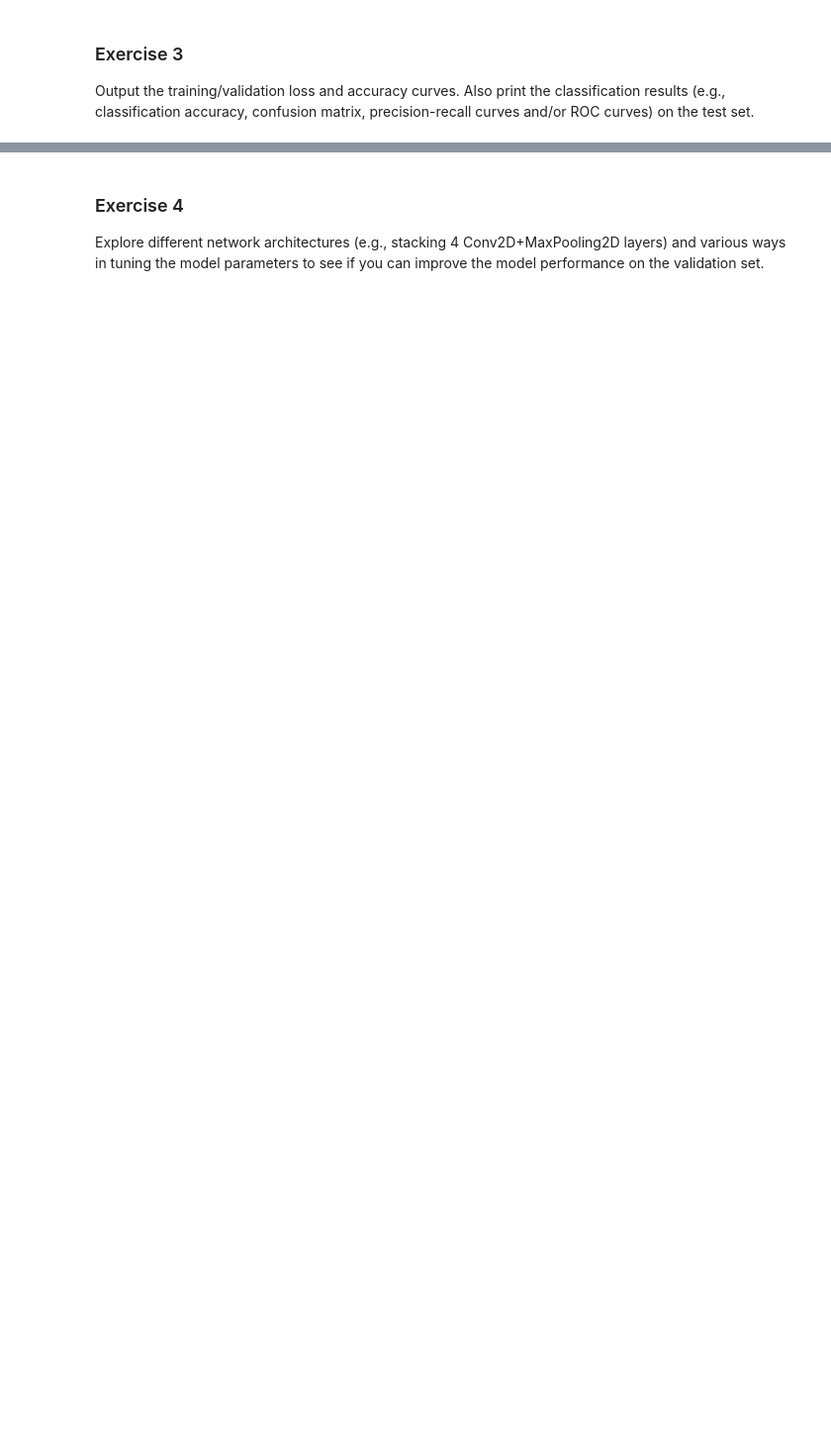
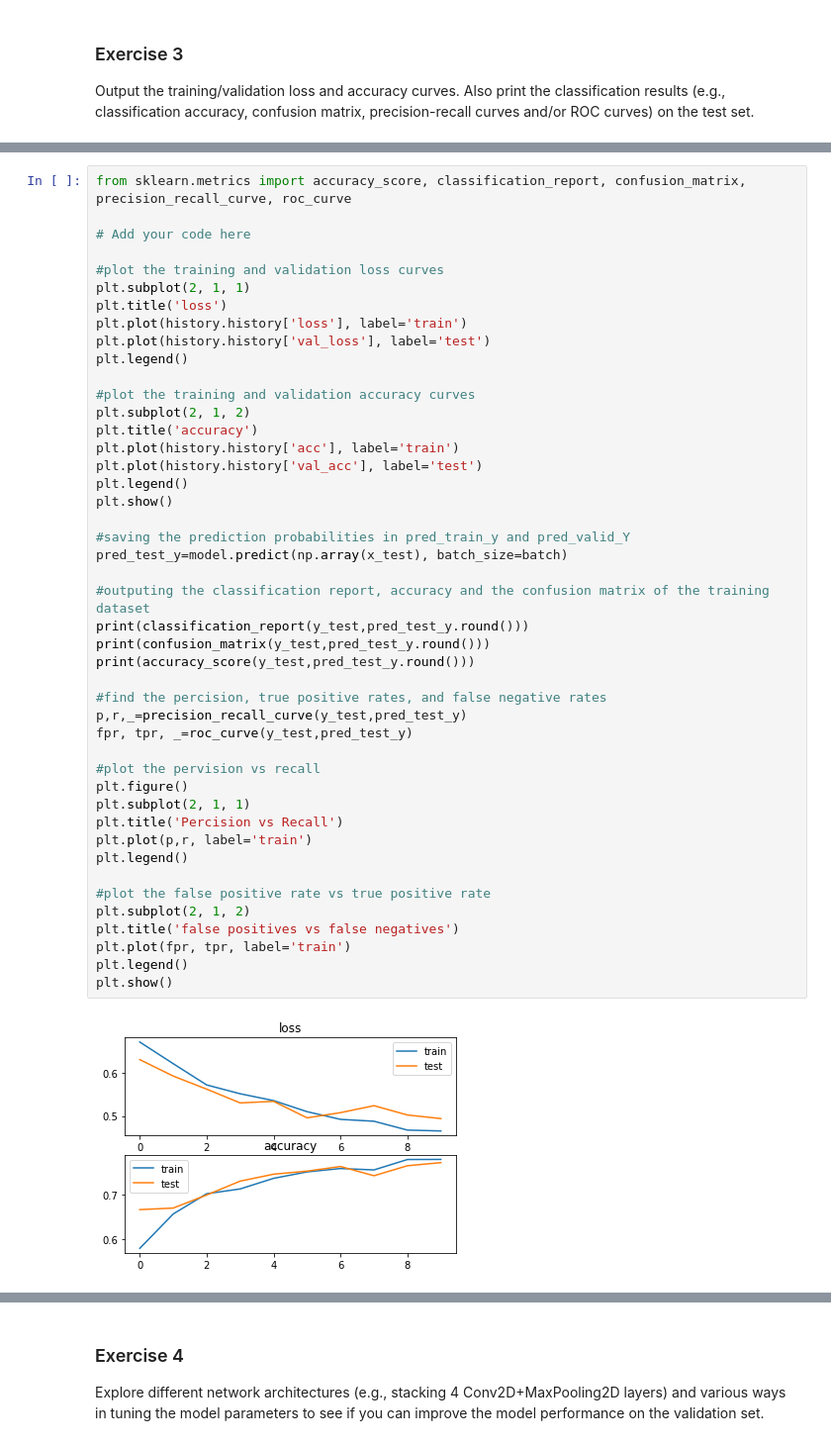
Before and after one commit to samer2point0/uni, a Jupyter notebook: DM/cnn_for_image_classification.ipynb, the cells around one changed output, grey strips where cells are left out. Shown: that part at 99% size. Saved outputs shown, nothing was run; the diff lists cells and outputs as text; blank space fills up the shorter version.

```diff
--- a/DM/cnn_for_image_classification.ipynb
+++ b/DM/cnn_for_image_classification.ipynb
@@ -141,0 +106,47 @@ weighted avg       0.87      0.87      0.87      4800
+# %%
+from sklearn.metrics import accuracy_score, classification_report, confusion_matrix, precision_recall_curve, roc_curve
+
+# Add your code here
+
+#plot the training and validation loss curves
+plt.subplot(2, 1, 1)
+plt.title('loss')
+plt.plot(history.history['loss'], label='train')
+plt.plot(history.history['val_loss'], label='test')
+plt.legend()
+
+#plot the training and validation accuracy curves
+plt.subplot(2, 1, 2)
+plt.title('accuracy')
+plt.plot(history.history['acc'], label='train')
+plt.plot(history.history['val_acc'], label='test')
+plt.legend()
+plt.show()
+
+#saving the prediction probabilities in pred_train_y and pred_valid_Y
+pred_test_y=model.predict(np.array(x_test), batch_size=batch)
+
+#outputing the classification report, accuracy and the confusion matrix of the training dataset
+print(classification_report(y_test,pred_test_y.round()))
+print(confusion_matrix(y_test,pred_test_y.round()))
+print(accuracy_score(y_test,pred_test_y.round()))
+
+#find the percision, true positive rates, and false negative rates
+p,r,_=precision_recall_curve(y_test,pred_test_y)
+fpr, tpr, _=roc_curve(y_test,pred_test_y)
+
+#plot the pervision vs recall
+plt.figure()
+plt.subplot(2, 1, 1)
+plt.title('Percision vs Recall')
+plt.plot(p,r, label='train')
+plt.legend()
+
+#plot the false positive rate vs true positive rate
+plt.subplot(2, 1, 2)
+plt.title('false positives vs false negatives')
+plt.plot(fpr, tpr, label='train')
+plt.legend()
+plt.show()
+# %% [output]
+[figure, added]
```
Also changed, not shown: parts of 7 cells of this notebook, 1 other file.
